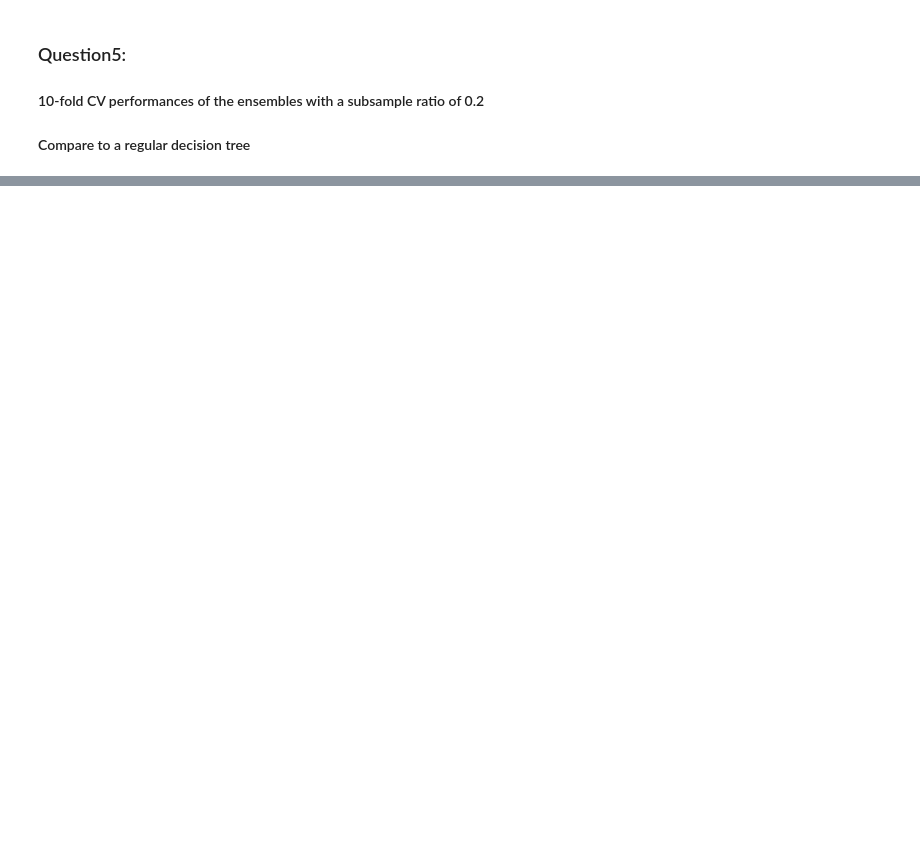
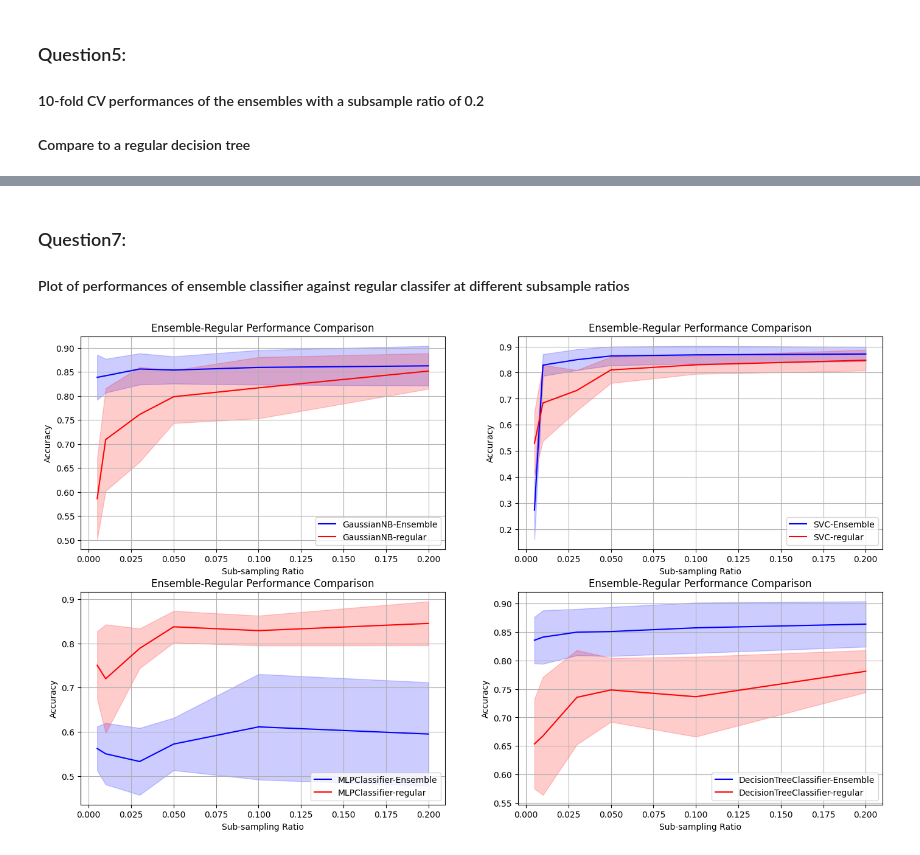
Before and after one commit to phoenix1ee/MachineLearning, a Jupyter notebook: M5-EnsembleLearning/LEE-Assign5.ipynb, the cells around one changed output, grey strips where cells are left out. Cells and saved outputs as stored; diff of their text form; code cells hidden in the pictures; blank space fills up the shorter version.

```diff
--- a/M5-EnsembleLearning/LEE-Assign5.ipynb
+++ b/M5-EnsembleLearning/LEE-Assign5.ipynb
@@ -320,0 +415,20 @@ score
+# %%
+# for a regular version classifier
+GNB_single = [GaussianNB()]
+SVClinear_single = [SVC(kernel='linear',probability=True)]
+MLP_single=[neural_network.MLPClassifier()]
+tree_single = [tree.DecisionTreeClassifier()]
+
+#wrap all single regular version classifier into a dict
+regular_single_collections = {GNB_single[0].__class__.__name__:GNB_single,
+                        SVClinear_single[0].__class__.__name__:SVClinear_single,
+                        MLP_single[0].__class__.__name__:MLP_single,
+                        tree_single[0].__class__.__name__:tree_single}
+#result dict for each single regular classifier at each ratio
+Result_regular_single = {clf:{s:(0.0,0.0) for s in sample_ratio_list} for clf in regular_single_collections}
+#iterate thru each ratio and regular single list
+for single in regular_single_collections:
+    for s in sample_ratio_list2:
+        #evalue the 10-fold CV performance at the combination
+        result_single = eval_ensemble(regular_single_collections[single],df_train_X,df_train_Y,s)
+        Result_regular_single[single][s]=(result_single.mean(),result_single.std())
@@ -320,0 +479,31 @@ score
+# %% [markdown]
+### Question7:
+
+#### Plot of performances of ensemble classifier against regular classifer at different subsample ratios
+# %%
+#gather the results
+Ensemble_data = {ec:(np.array([Result_enclf2[ec][r][0] for r in sample_ratio_list2]),np.array([Result_enclf2[ec][r][1] for r in sample_ratio_list2])) for ec in ensemble_collections}
+regular_data = {ec:(np.array([Result_regular_single[ec][r][0] for r in sample_ratio_list2]),np.array([Result_regular_single[ec][r][1] for r in sample_ratio_list2])) for ec in regular_single_collections}
+
+#get number of classifier types
+num_clf = len(ensemble_collections)
+nrow = num_clf+1
+#2 plot in a row
+ncol = 2
+#calculate number of cols needed
+rows = (num_clf+1)//ncol
+_, ax = plt.subplots(nrows=rows, ncols=ncol, figsize=(17, 10))
+#iterate through each type of classifier
+for i,c in enumerate(Ensemble_data):
+    x = i%ncol
+    y = i//ncol
+    ax[y,x].plot(sample_ratio_list2, Ensemble_data[c][0], label=f'{c}-Ensemble',color='blue')
+    ax[y,x].plot(sample_ratio_list2, regular_data[c][0], label=f'{c}-regular',color='red')
+    ax[y,x].fill_between(sample_ratio_list2, Ensemble_data[c][0]-Ensemble_data[c][1], Ensemble_data[c][0]+Ensemble_data[c][1], color='blue', alpha=0.2)
+    ax[y,x].fill_between(sample_ratio_list2, regular_data[c][0]-regular_data[c][1], regular_data[c][0]+regular_data[c][1], color='red', alpha=0.2)
+    ax[y,x].set(xlabel='Sub-sampling Ratio', ylabel='Accuracy', title='Ensemble-Regular Performance Comparison')
+    ax[y,x].legend(loc='lower right')
+    ax[y,x].grid(True)
+plt.show()
+# %% [output]
+[figure, added]
```
Also changed, not shown: parts of 16 cells of this notebook.
